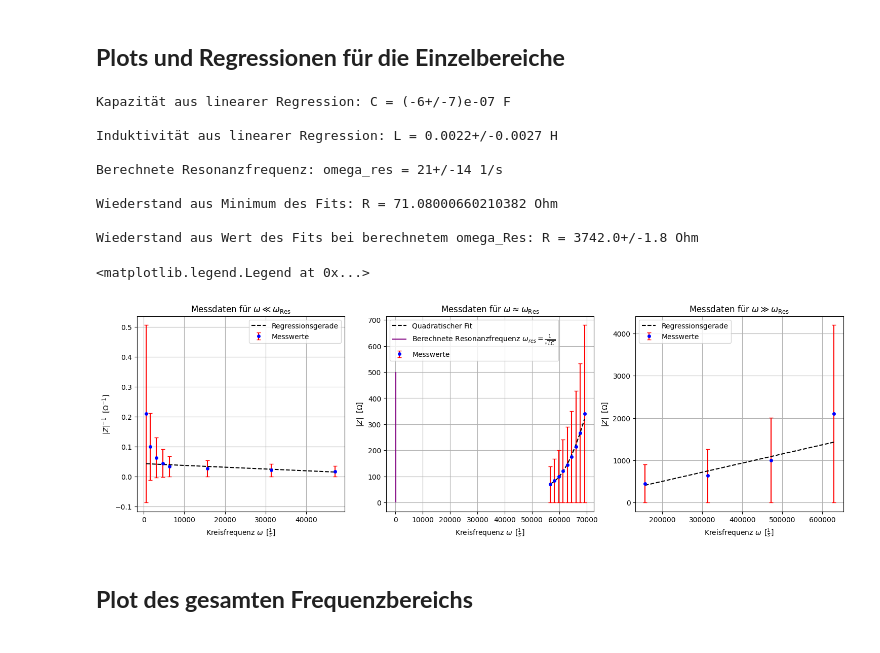
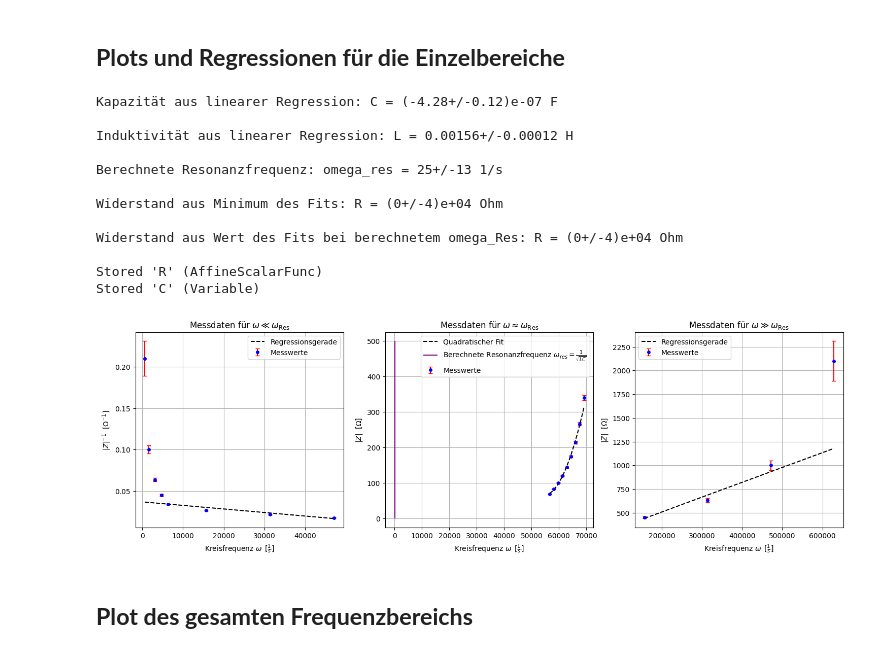
Before and after one commit to Beimi974/Grundpraktikum-Physik, a Jupyter notebook: Ic Versuche/V28 Schwingkreise/Schwingkreise 3.2.ipynb, the cells around one changed output. Drawn from its saved outputs; the diff is of its cells as text; code cells hidden in the pictures.

```diff
--- a/Ic Versuche/V28 Schwingkreise/Schwingkreise 3.2.ipynb
+++ b/Ic Versuche/V28 Schwingkreise/Schwingkreise 3.2.ipynb
@@ -7,33 +7,33 @@ import uncertainties.unumpy as unp
 
 
 R_V_data = 100 #Vorwiderstand in Ohm
-R_V_Fehler = 1
+R_V_Fehler = 0.1
 R_V = uc.ufloat(R_V_data, R_V_Fehler)
 
 """-----------------------------------------------------------------------------------------------------------------------------------------------------------"""
 
 f_data = np.array([0.1, 0.25, 0.5, 0.75, 1, 2.5, 5, 7.5, 9, 9.25, 9.5, 9.75, 10, 10.25, 10.5, 10.75, 11, 25, 50, 75, 100]) *10**3 #gemessene Frequenzen in Hz
-f_fehler = 1
+f_fehler = 0.1
 f = unp.uarray(f_data, f_fehler)
 omega = f * 2* np.pi
 
 """-----------------------------------------------------------------------------------------------------------------------------------------------------------"""
 
 U_RV_data = np.array([21, 20, 19, 18, 17, 16, 15, 14, 13, 12, 11, 10, 9, 8, 7, 6, 5, 4, 3, 2, 1]) #Spannung am Vorwiederstand in V
-U_RV_Fehler = 1
-U_RV = unp.uarray(U_RV_data, U_RV_data)
+U_RV_fehler = 0.1
+U_RV = unp.uarray(U_RV_data, U_RV_fehler)
 
 """-----------------------------------------------------------------------------------------------------------------------------------------------------------"""
 
 U_RLC_data = np.array([1, 2, 3, 4, 5, 6, 7, 8, 9, 10, 11, 12, 13, 14, 15, 16, 17, 18, 19, 20, 21]) #Spannung an der RLC Masche in V
-U_RLC_fehler = 1
+U_RLC_fehler = 0.1
 U_RLC = unp.uarray(U_RLC_data, U_RLC_fehler)
 
 """-----------------------------------------------------------------------------------------------------------------------------------------------------------"""
 
 deltaT_data = np.array([0.1, 0.2, 0.3, 0.4, 0.5, 0.6, 0.7, 0.8, 0.9, 1.0, 1.1, 1.2, 1.3, 1.4, 1.5, 1.6, 1.7, 1.8, 1.9, 2.0, 2.1]) #Zeitliche Verschiebung der Spannungen in s
-deltaT_Fehler = 0.1
-deltaT = unp.uarray(deltaT_data, deltaT_Fehler)
+deltaT_fehler = 0.1
+deltaT = unp.uarray(deltaT_data, deltaT_fehler)
 
 """-----------------------------------------------------------------------------------------------------------------------------------------------------------"""
 
@@ -45,9 +45,9 @@ import scipy
 import matplotlib.pyplot as plt
 
 #Bereiche
-index_smallerRes = slice(0,8)
-index_Res = slice(8, 17)
-index_higherRes = slice(17, 21)
+index_smallerRes = slice(0,8) #TODO: Eintragen
+index_Res = slice(8, 17) #TODO: Eintragen
+index_higherRes = slice(17, 21) #TODO: Eintragen
 
 #Berechnung der Impedanzen
 
@@ -105,45 +105,54 @@ ax3.legend()
 """-----------------------------------------------------------------------------------------------------------------------------------------------------------"""
 # Auswertung für omega ~ omega_res
 
 def quad(x, a, b, c):
     return a*(x**2) + b*x +c
 
 coefficients3, pcov3 = scipy.optimize.curve_fit(quad, unp.nominal_values(omega)[index_Res], unp.nominal_values(Z)[index_Res], sigma= unp.std_devs(Z)[index_Res], absolute_sigma= True)
 
+a = uc.ufloat(coefficients3[0], pcov3[0,0])
+b = uc.ufloat(coefficients3[1], pcov3[1,1])
+c = uc.ufloat(coefficients3[2], pcov3[2,2])
+
 ax2.errorbar(unp.nominal_values(omega)[index_Res], unp.nominal_values(Z)[index_Res], yerr= unp.std_devs(Z)[index_Res] , fmt="o", label="Messwerte", color="blue", markersize=4, capsize=3, ecolor="r")
 
 xwerte = np.linspace(np.min(unp.nominal_values(omega)[index_Res]), np.max(unp.nominal_values(omega)[index_Res]))
 ax2.plot(xwerte, quad(xwerte, coefficients3[0],coefficients3[1], coefficients3[2]), label = "Quadratischer Fit", color = "black", linestyle = "--")
 
-C = 1 #TODO Chane the Temporary assignement (its there so the Code will run with the Dummy values)
+C = uc.ufloat(1,1) #TODO Remove the Temporary assignement (its there so the Code will run with the Dummy values)
 omega_res_calc = 1 / unp.sqrt(L*C)
 print(f"Berechnete Resonanzfrequenz: omega_res = {omega_res_calc} 1/s \n")
 
 ax2.vlines(omega_res_calc.nominal_value, ymin = 0, ymax = 500, color = "purple", label = "Berechnete Resonanzfrequenz $\\omega _{res} = \\frac{1}{\\sqrt{LC}}$")
 
-R = np.min(quad(xwerte, coefficients3[0],coefficients3[1], coefficients3[2]))
-print(f"Wiederstand aus Minimum des Fits: R = {R} Ohm \n")
+R = c - b**2/(4*a)
+print(f"Widerstand aus Minimum des Fits: R = {R} Ohm \n")
 
-R_calc = quad(omega_res_calc, coefficients3[0],coefficients3[1], coefficients3[2])
-print(f"Wiederstand aus Wert des Fits bei berechnetem omega_Res: R = {R_calc} Ohm \n")
+R_calc = quad(omega_res_calc, a, b, c)
+print(f"Widerstand aus Wert des Fits bei berechnetem omega_Res: R = {R_calc} Ohm \n")
 
 ax2.set_xlabel("Kreisfrequenz $\\omega \\,$ $[\\frac{1}{s}]$")
 ax2.set_ylabel("$|Z|$  $[\\Omega ]$")
 ax2.grid(True)
 ax2.set_title("Messdaten für $\\omega \\approx \\omega _{\\mathrm{Res}}$")
 ax2.legend()
+
+%store R
+%store C
 # %% [output]
-Kapazität aus linearer Regression: C = (-6+/-7)e-07 F
+Kapazität aus linearer Regression: C = (-4.28+/-0.12)e-07 F
 
-Induktivität aus linearer Regression: L = 0.0022+/-0.0027 H
+Induktivität aus linearer Regression: L = 0.00156+/-0.00012 H
 
-Berechnete Resonanzfrequenz: omega_res = 21+/-14 1/s
+Berechnete Resonanzfrequenz: omega_res = 25+/-13 1/s
 
-Wiederstand aus Minimum des Fits: R = 71.08000660210382 Ohm
+Widerstand aus Minimum des Fits: R = (0+/-4)e+04 Ohm
 
-Wiederstand aus Wert des Fits bei berechnetem omega_Res: R = 3742.0+/-1.8 Ohm
+Widerstand aus Wert des Fits bei berechnetem omega_Res: R = (0+/-4)e+04 Ohm
+
+Stored 'R' (AffineScalarFunc)
+Stored 'C' (Variable)
-<matplotlib.legend.Legend at 0x...>
-[figure, old version]
+[figure, new version]
 # %% [markdown]
 ## **Plot des gesamten Frequenzbereichs**
 # %%
```
Also changed, not shown: parts of 2 cells of this notebook, 1 other file.
